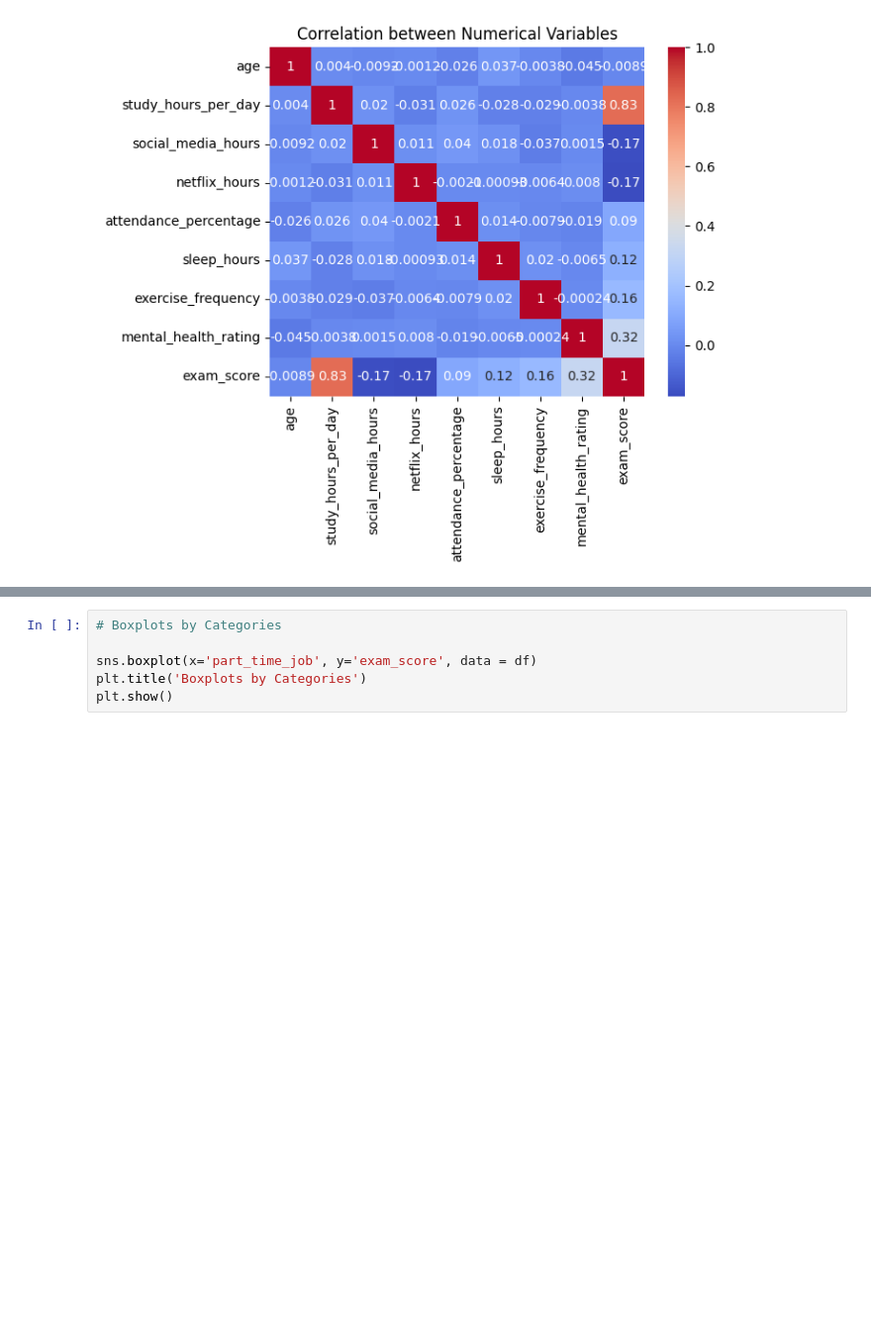
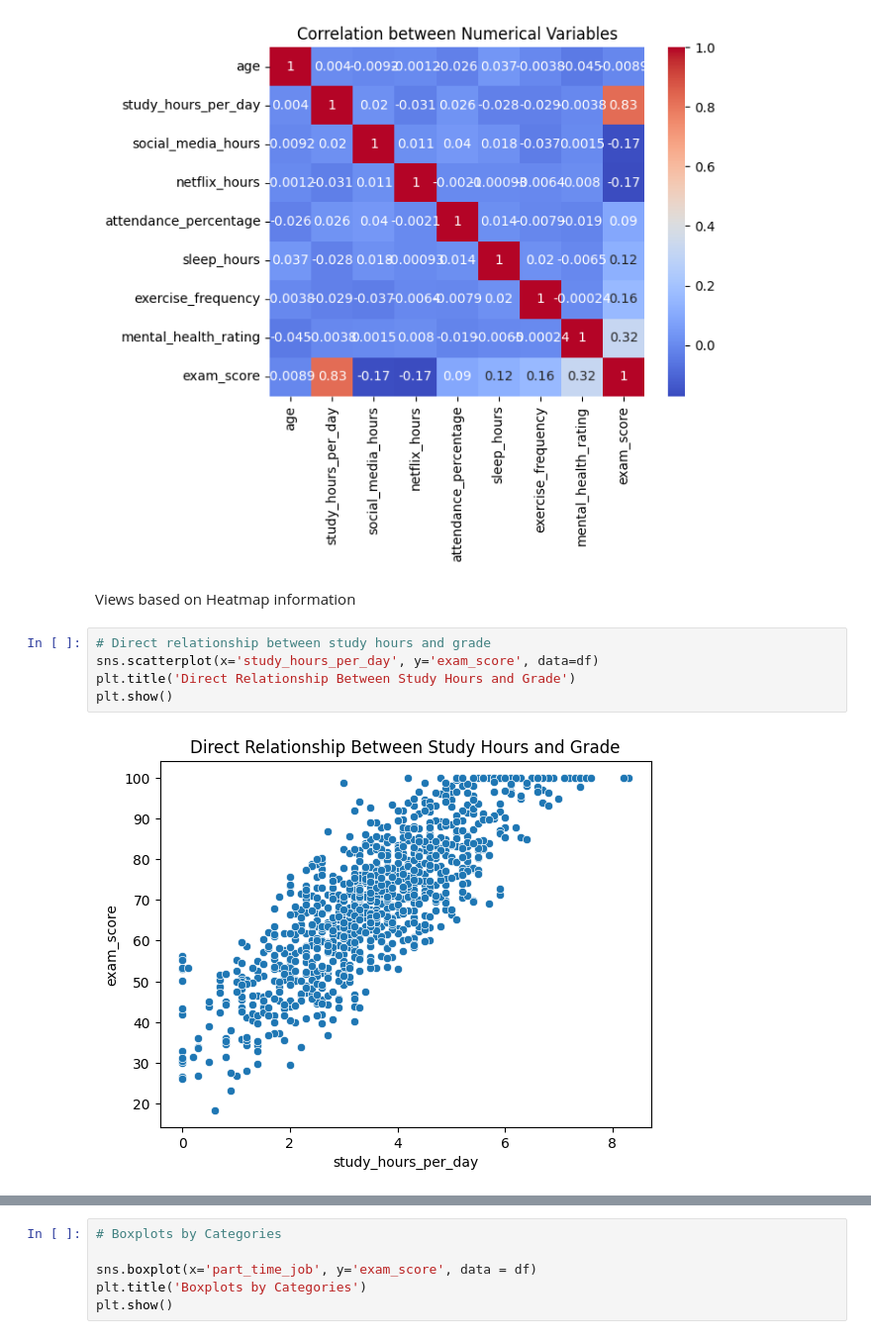
Before and after one commit to fernandesotero/project-data-exploration, a Jupyter notebook: ExploratoryAnalysis.ipynb, the cells around one changed output, grey strips where cells are left out. Shown at 99% size. Drawn from its saved outputs; the diff is of its cells as text; blank space fills up the shorter version.

```diff
--- a/ExploratoryAnalysis.ipynb
+++ b/ExploratoryAnalysis.ipynb
@@ -96,3 +96,12 @@ plt.title('Correlation between Numerical Variables')
 plt.show()
 # %% [output]
 [figure]
+# %% [markdown]
+Views based on Heatmap information
+# %%
+# Direct relationship between study hours and grade
+sns.scatterplot(x='study_hours_per_day', y='exam_score', data=df)
+plt.title('Direct Relationship Between Study Hours and Grade')
+plt.show()
+# %% [output]
+[figure, added]
```
Also changed, not shown: parts of 9 cells of this notebook.
